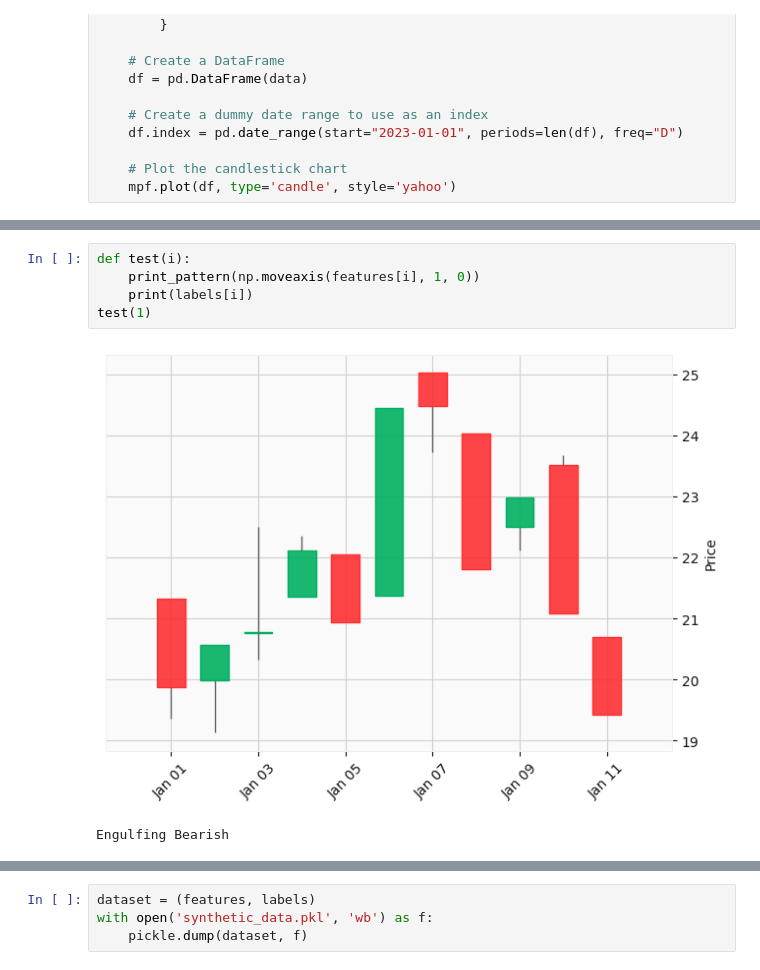
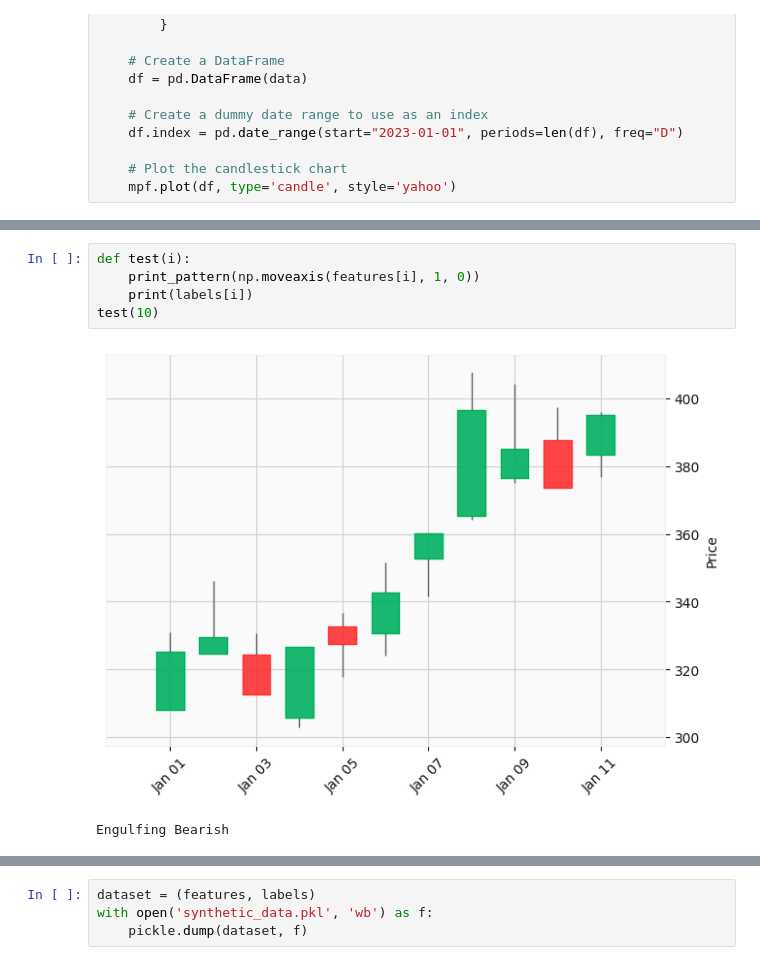
Before and after one commit to OverCat2000/Research, a Jupyter notebook: Candle_Generator.ipynb, the cells around one changed output, grey strips where cells are left out. Cells and saved outputs as stored; diff of their text form.

```diff
--- a/Candle_Generator.ipynb
+++ b/Candle_Generator.ipynb
@@ -338,10 +342,10 @@ print(features.shape)
 # %%
 def test(i):
     print_pattern(np.moveaxis(features[i], 1, 0))
     print(labels[i])
-test(1)
+test(10)
 # %% [output]
-[figure, old version]
+[figure, new version]
 Engulfing Bearish
 # %%
 np.unique(labels, return_counts=True)
```
Also changed, not shown: parts of 6 cells of this notebook, 4 other files.
